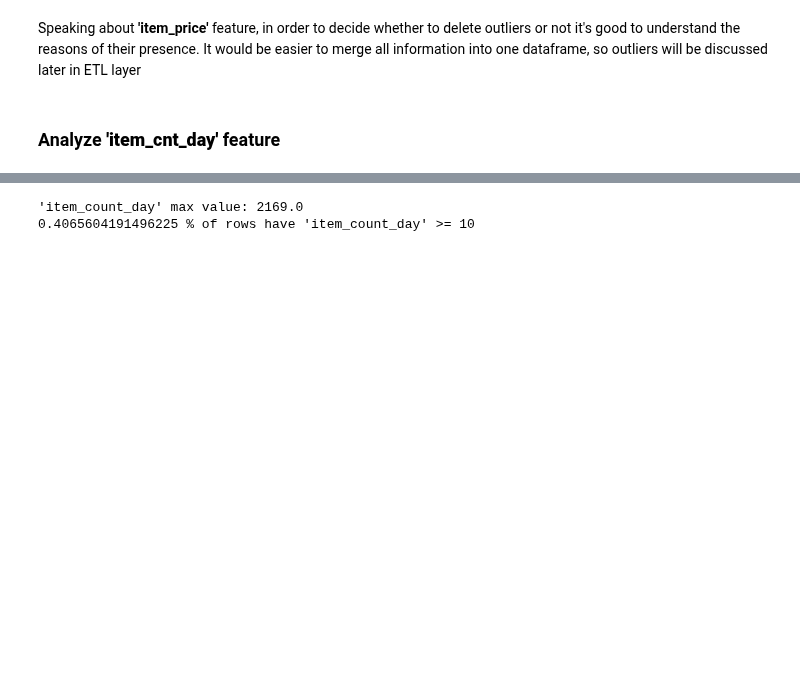
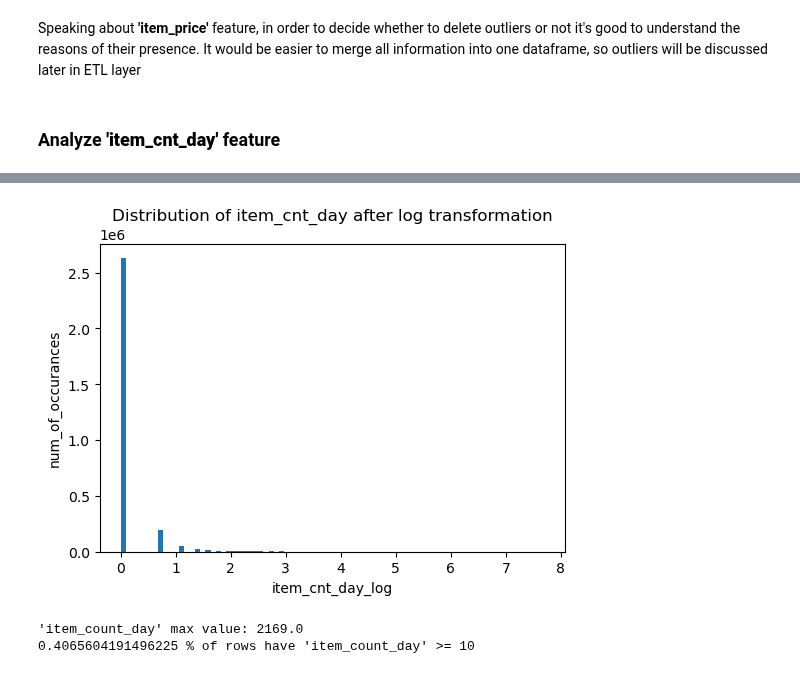
Before and after one commit to Alexennk/ml-ds-practice, a Jupyter notebook: notebooks/dqc_notebook.ipynb, the cells around one changed output, grey strips where cells are left out. Saved outputs shown, nothing was run; the diff lists cells and outputs as text; code cells hidden in the pictures; blank space fills up the shorter version.

```diff
--- a/notebooks/dqc_notebook.ipynb
+++ b/notebooks/dqc_notebook.ipynb
@@ -355,3 +362,13 @@ train_df['item_cnt_day_log'].hist(bins=80, figsize=(6, 4))
+# %%
+train_df['item_cnt_day_log'] = np.log(train_df['item_cnt_day'])
+plt.figure(figsize=(6, 4))
+plt.hist(train_df['item_cnt_day_log'], bins=80)
+plt.xlabel('item_cnt_day_log')
+plt.ylabel('num_of_occurances')
+plt.title('Distribution of item_cnt_day after log transformation')
+plt.show()
+# %% [output]
+[figure, added]
 # %%
 print("'item_count_day' max value:", train_df['item_cnt_day'].max())
 print(len(train_df[train_df['item_cnt_day'] >= 10]) / len(train_df) * 100, "% of rows have 'item_count_day' >= 10")
```
Also changed, not shown: parts of 18 cells of this notebook.
